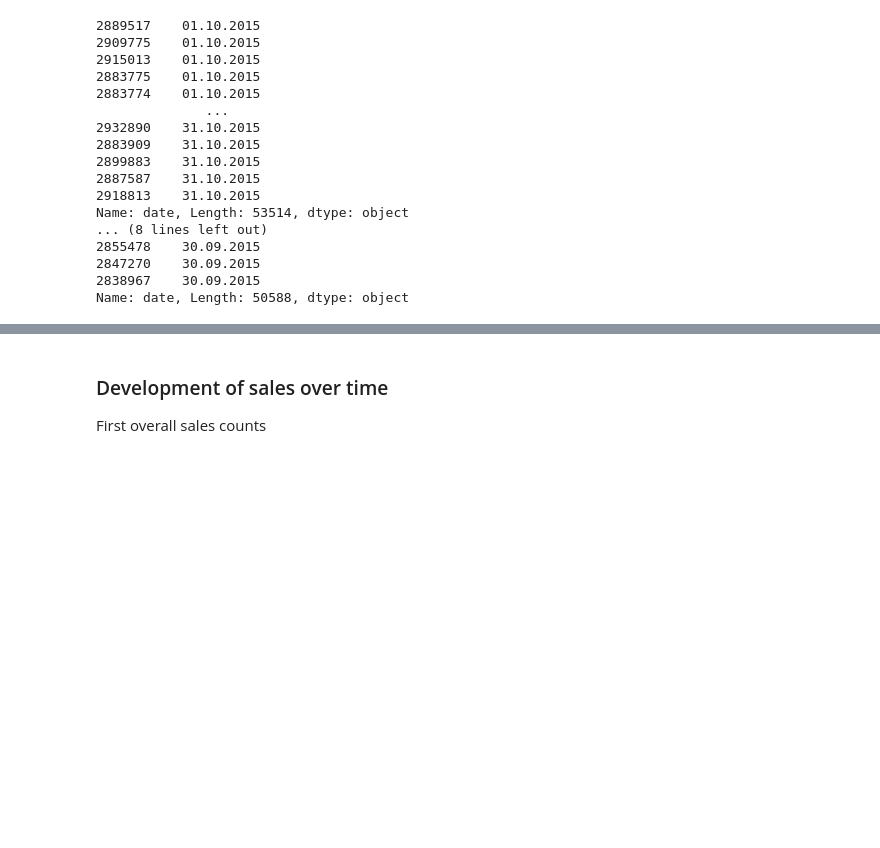
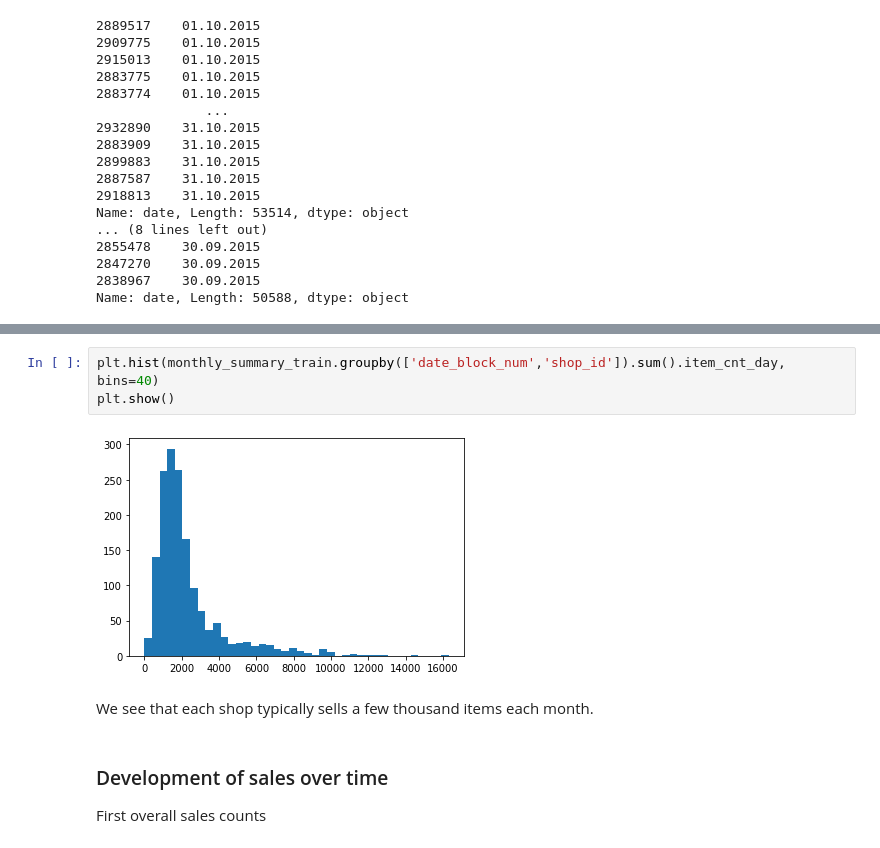
Before and after one commit to vvivvi/kaggle-final-project, a Jupyter notebook: Notebook_1_EDA.ipynb, the cells around one changed output, grey strips where cells are left out. Drawn from its saved outputs; the diff is of its cells as text; blank space fills up the shorter version.

```diff
--- a/C1_EDA.ipynb
+++ b/Notebook_1_EDA.ipynb
@@ -208,3 +338,10 @@ Dates seem to range from start of month to end and there are more transactions t
+# %%
+plt.hist(monthly_summary_train.groupby(['date_block_num','shop_id']).sum().item_cnt_day, bins=40)
+plt.show()
+# %% [output]
+[figure, added]
+# %% [markdown]
+We see that each shop typically sells a few thousand items each month.
 # %% [markdown]
 ### Development of sales over time
 
```
Also changed, not shown: parts of 27 cells of this notebook, 11 other files.
